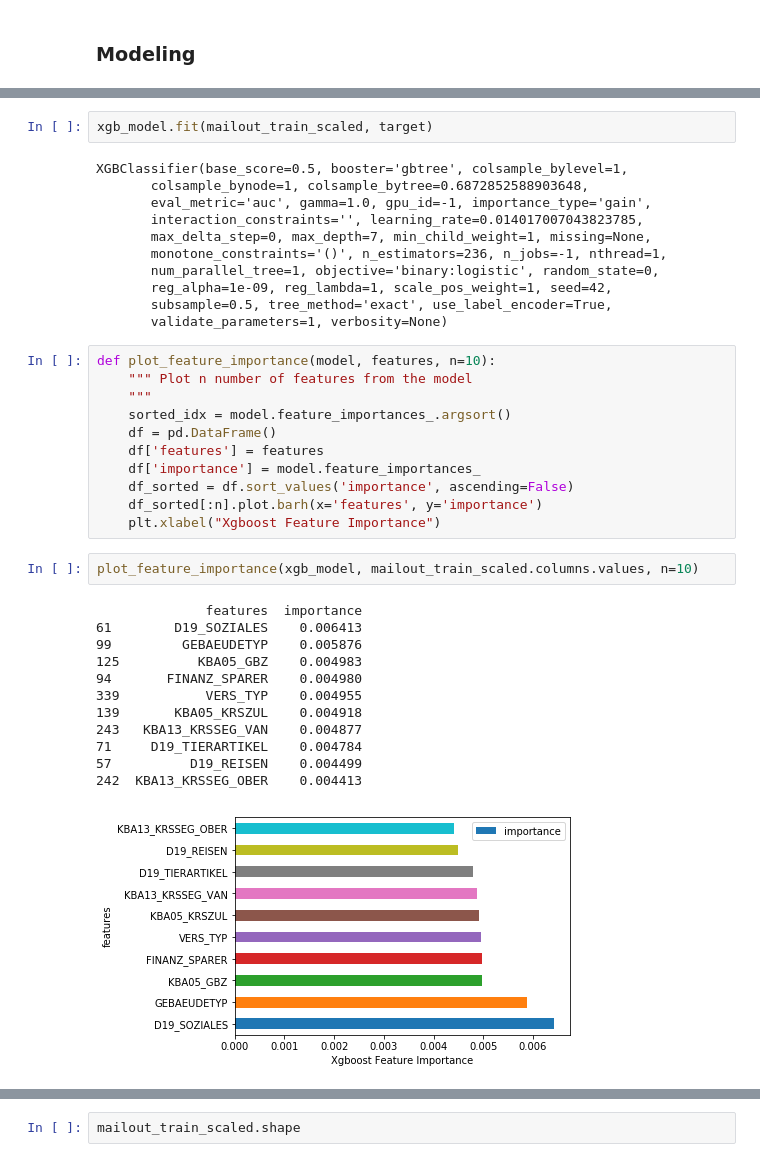
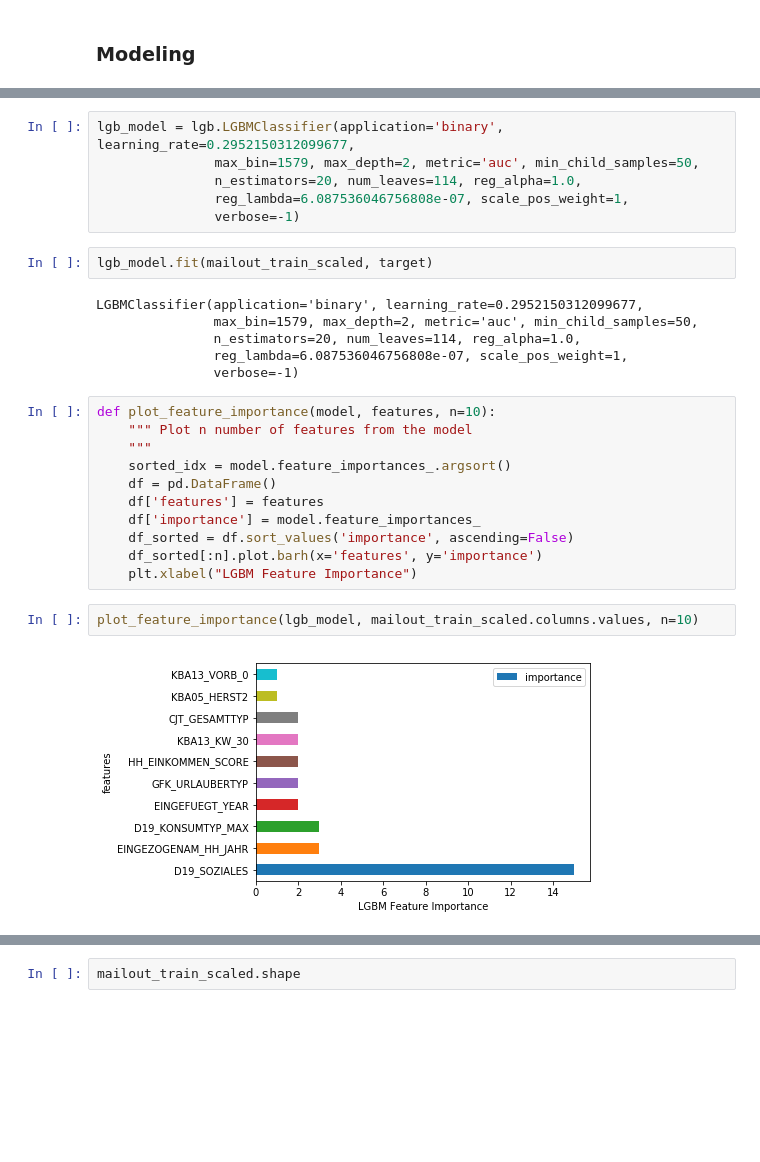
Before and after one commit to zafarsohaib/Machine-Learning-Capstone-Project-for-Customer-Segmentation, a Jupyter notebook: Avrato_Project.ipynb, the cells around one changed output, grey strips where cells are left out. Saved outputs shown, nothing was run; the diff lists cells and outputs as text; blank space fills up the shorter version.

```diff
--- a/Avrato_Project.ipynb
+++ b/Avrato_Project.ipynb
@@ -804,16 +811,17 @@ xgb_model = xgb.XGBClassifier(base_score=0.5,
+# %%
+lgb_model = lgb.LGBMClassifier(application='binary', learning_rate=0.2952150312099677,
+               max_bin=1579, max_depth=2, metric='auc', min_child_samples=50,
+               n_estimators=20, num_leaves=114, reg_alpha=1.0,
+               reg_lambda=6.087536046756808e-07, scale_pos_weight=1,
+               verbose=-1)
 # %%
-xgb_model.fit(mailout_train_scaled, target)
+lgb_model.fit(mailout_train_scaled, target)
 # %% [output]
-XGBClassifier(base_score=0.5, booster='gbtree', colsample_bylevel=1,
-       colsample_bynode=1, colsample_bytree=0.6872852588903648,
-       eval_metric='auc', gamma=1.0, gpu_id=-1, importance_type='gain',
-       interaction_constraints='', learning_rate=0.014017007043823785,
-       max_delta_step=0, max_depth=7, min_child_weight=1, missing=None,
-       monotone_constraints='()', n_estimators=236, n_jobs=-1, nthread=1,
-       num_parallel_tree=1, objective='binary:logistic', random_state=0,
-       reg_alpha=1e-09, reg_lambda=1, scale_pos_weight=1, seed=42,
-       subsample=0.5, tree_method='exact', use_label_encoder=True,
-       validate_parameters=1, verbosity=None)
+LGBMClassifier(application='binary', learning_rate=0.2952150312099677,
+               max_bin=1579, max_depth=2, metric='auc', min_child_samples=50,
+               n_estimators=20, num_leaves=114, reg_alpha=1.0,
+               reg_lambda=6.087536046756808e-07, scale_pos_weight=1,
+               verbose=-1)
 # %%
 def plot_feature_importance(model, features, n=10):
     """ Plot n number of features from the model
@@ -824,20 +832,9 @@ def plot_feature_importance(model, features, n=10):
     df['importance'] = model.feature_importances_
     df_sorted = df.sort_values('importance', ascending=False)
     df_sorted[:n].plot.barh(x='features', y='importance')
-    plt.xlabel("Xgboost Feature Importance")
+    plt.xlabel("LGBM Feature Importance")
 # %%
-plot_feature_importance(xgb_model, mailout_train_scaled.columns.values, n=10)
+plot_feature_importance(lgb_model, mailout_train_scaled.columns.values, n=10)
 # %% [output]
-              features  importance
-61        D19_SOZIALES    0.006413
-99         GEBAEUDETYP    0.005876
-125          KBA05_GBZ    0.004983
-94       FINANZ_SPARER    0.004980
-339           VERS_TYP    0.004955
-139       KBA05_KRSZUL    0.004918
-243   KBA13_KRSSEG_VAN    0.004877
-71     D19_TIERARTIKEL    0.004784
-57          D19_REISEN    0.004499
-242  KBA13_KRSSEG_OBER    0.004413
-[figure, old version]
+[figure, new version]
 # %%
```
Also changed, not shown: parts of 18 cells of this notebook, 2 other files.
